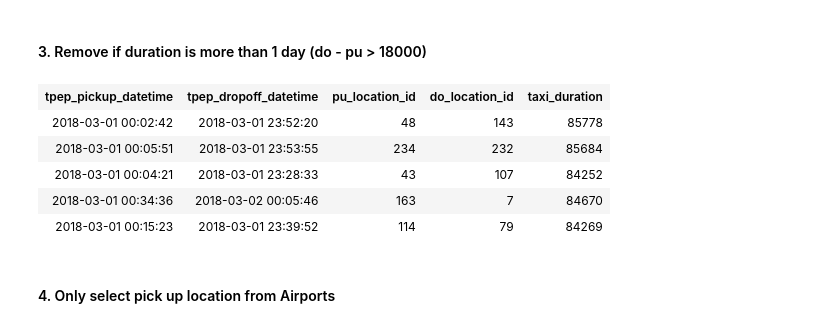
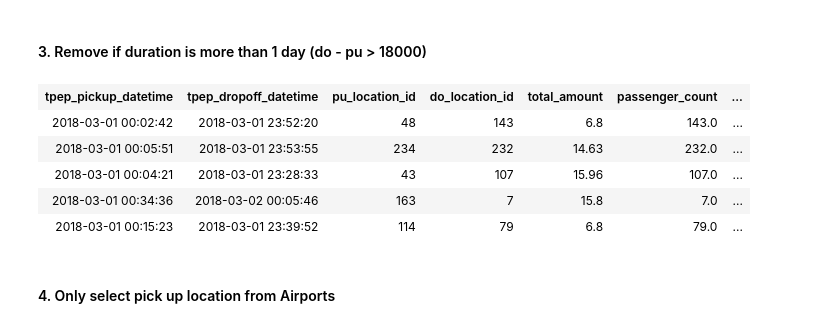
Before and after one commit to MAST30034-Applied-Data-Science/mast30034-project-1-pl0203, a Jupyter notebook: notebooks/preprocess.ipynb, the cells around one changed output. Saved outputs shown, nothing was run; the diff lists cells and outputs as text; code cells hidden in the pictures.

```diff
--- a/notebooks/preprocess.ipynb
+++ b/notebooks/preprocess.ipynb
@@ -75,12 +84,18 @@ for field in ('pu_location_id', 'do_location_id'):
                 field,
                 F.col(field).cast('INT')
              )
+
+taxi = taxi.withColumn(
+                'passenger_count',
+                F.col(field).cast('DOUBLE')
+             )
 # %%
 columns_interest = ['tpep_pickup_datetime', 'tpep_dropoff_datetime',
-                    'pu_location_id', 'do_location_id']
+                    'pu_location_id', 'do_location_id', 'total_amount',
+                    'passenger_count']
 taxi = taxi[columns_interest]
 
-weather_col_interest = ['DATE', 'TMP', 'DEW', 'AA1', 'WND', 'VIS', 'MA1']
+weather_col_interest = ['DATE', 'TMP', 'DEW', 'AA1', 'WND', 'MA1', 'VIS']
 weather = weather[weather_col_interest]
 # %%
 weather.count(), taxi.count()
@@ -321,6 +365,6 @@ taxi = taxi.filter(F.col('pu_year').isin([2018, 2019])).drop('pu_year')
 # %%
 # create new column to calculate taxi duration in seconds
 taxi = taxi.withColumn(
-    'taxi_duration',
+    'trip_duration',
     (col("tpep_dropoff_datetime").cast("long") -
      col('tpep_pickup_datetime').cast("long")))
@@ -336,14 +371,14 @@ taxi.where((F.col('taxi_duration') < 0)).limit(5)
 # %%
-taxi = taxi.where((F.col('taxi_duration') > 0))
+taxi = taxi.where((F.col('trip_duration') > 0))
 # %% [markdown]
 #### 3. Remove if duration is more than 1 day (do - pu > 18000)
 # %%
-taxi.where((F.col('taxi_duration') > 18000)).limit(5)
+taxi.where((F.col('trip_duration') > 18000)).limit(5)
 # %% [output]
-| tpep_pickup_datetime | tpep_dropoff_datetime | pu_location_id | do_location_id | taxi_duration |
-| 2018-03-01 00:02:42 | 2018-03-01 23:52:20 | 48 | 143 | 85778 |
-| 2018-03-01 00:05:51 | 2018-03-01 23:53:55 | 234 | 232 | 85684 |
-| 2018-03-01 00:04:21 | 2018-03-01 23:28:33 | 43 | 107 | 84252 |
-| 2018-03-01 00:34:36 | 2018-03-02 00:05:46 | 163 | 7 | 84670 |
-| 2018-03-01 00:15:23 | 2018-03-01 23:39:52 | 114 | 79 | 84269 |
+| tpep_pickup_datetime | tpep_dropoff_datetime | pu_location_id | do_location_id | total_amount | passenger_count | ... |
+| 2018-03-01 00:02:42 | 2018-03-01 23:52:20 | 48 | 143 | 6.8 | 143.0 | ... |
+| 2018-03-01 00:05:51 | 2018-03-01 23:53:55 | 234 | 232 | 14.63 | 232.0 | ... |
+| 2018-03-01 00:04:21 | 2018-03-01 23:28:33 | 43 | 107 | 15.96 | 107.0 | ... |
+| 2018-03-01 00:34:36 | 2018-03-02 00:05:46 | 163 | 7 | 15.8 | 7.0 | ... |
+| 2018-03-01 00:15:23 | 2018-03-01 23:39:52 | 114 | 79 | 6.8 | 79.0 | ... |
 # %%
```
Also changed, not shown: parts of 43 cells of this notebook, 3 other files.
